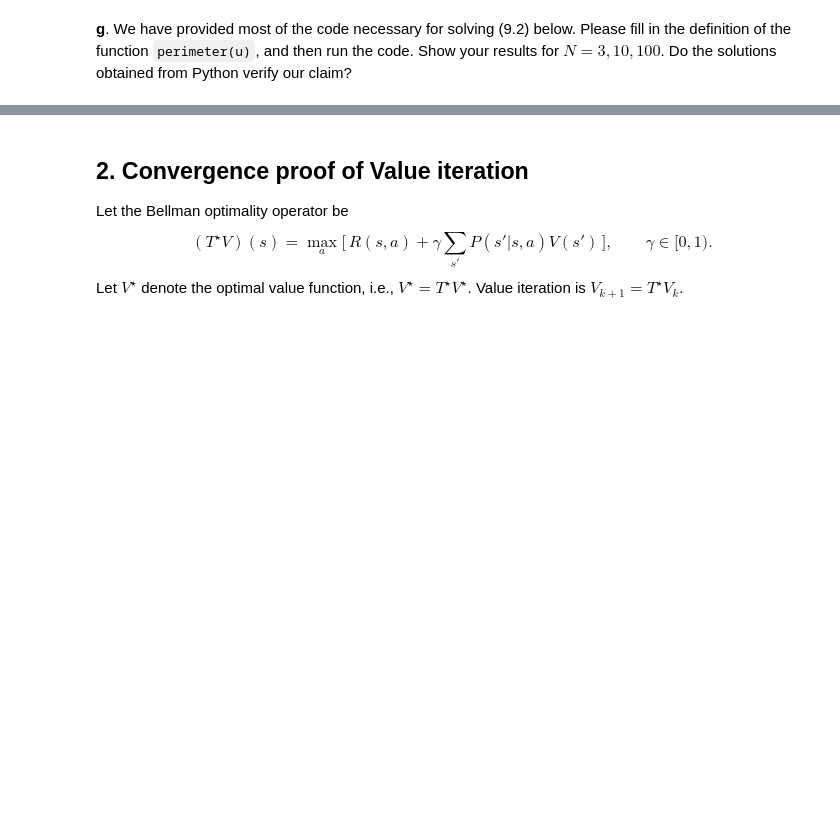
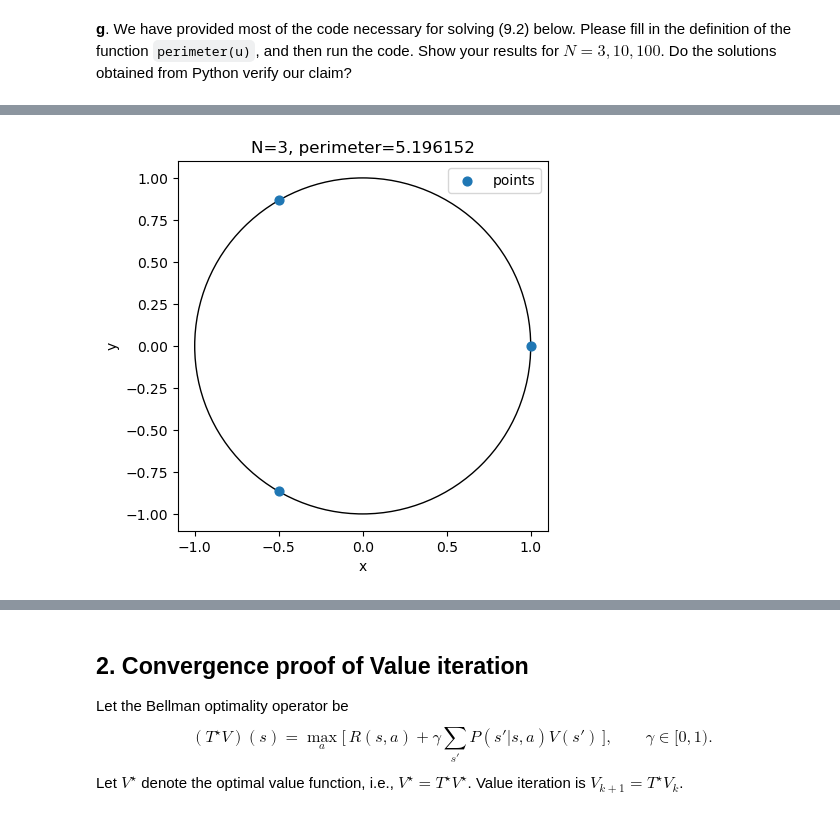
Before and after one commit to anwaypimpalkar/2025-ES-AM-158-PSET, a Jupyter notebook: PSET1/pset1.ipynb, the cells around one changed output, grey strips where cells are left out. Drawn from its saved outputs; the diff is of its cells as text; code cells hidden in the pictures; blank space fills up the shorter version.

```diff
--- a/PSET1/pset1.ipynb
+++ b/PSET1/pset1.ipynb
@@ -251,61 +473,64 @@ from scipy.optimize import minimize
 import matplotlib.pyplot as plt
 
 # -------- Parameters --------
-N = 10  # Number of points
+# N = 10  # Number of points
 
 # -------- Objective: polygon perimeter on the unit circle (edge length = 2*sin(u/2)) --------
 def perimeter(u):
     ##############################
     # TODO BLOCK
+    return 2.0 * np.sum(np.sin(0.5 * u))
     ##############################
 
 def neg_perimeter(u):
 # SciPy minimizes; negate to perform maximization
     return -perimeter(u)
 
-# -------- Constraints & initialization --------
-# Linear equality: sum(a) = 2π
-eq_cons = {'type': 'eq', 'fun': lambda u: np.sum(u) - 2.0 * np.pi}
+for N in [3, 10, 100]:
+    # -------- Constraints & initialization --------
+    # Linear equality: sum(a) = 2π
+    eq_cons = {'type': 'eq', 'fun': lambda u: np.sum(u) - 2.0 * np.pi}
 
-# Bounds: u_i ∈ [0, 2π] (upper bound helps numerics)
-bounds = [(0.0, 2.0 * np.pi)] * N
+    # Bounds: u_i ∈ [0, 2π] (upper bound helps numerics)
+    bounds = [(0.0, 2.0 * np.pi)] * N
 
-# Initial guess: positive random vector normalized to 2π
-rng = np.random.default_rng(0)
-u0 = rng.random(N)
-u0 = u0 / u0.sum() * 2.0 * np.pi
+    # Initial guess: positive random vector normalized to 2π
+    rng = np.random.default_rng(0)
+    u0 = rng.random(N)
+    u0 = u0 / u0.sum() * 2.0 * np.pi
 
-# -------- Solve (SLSQP) --------
-res = minimize(
-    neg_perimeter, u0,
-    method='SLSQP',
-    bounds=bounds,
-    constraints=[eq_cons],
-    options={'maxiter': 2000, 'ftol': 1e-12, 'disp': True}
-)
+    # -------- Solve (SLSQP) --------
+    res = minimize(
+        neg_perimeter, u0,
+        method='SLSQP',
+        bounds=bounds,
+        constraints=[eq_cons],
+        options={'maxiter': 2000, 'ftol': 1e-12, 'disp': True}
+    )
 
-uopt = res.x
-print("Success:", res.success, "| message:", res.message)
-print("Perimeter =", perimeter(uopt))
+    uopt = res.x
+    print("Success:", res.success, "| message:", res.message)
+    print("Perimeter =", perimeter(uopt))
 
-# -------- Recover vertex angles x by cumulative sum (x[0]=0; others accumulate preceding gaps) --------
-x = np.zeros(N)
-x[1:] = np.cumsum(uopt[:-1])
+    # -------- Recover vertex angles x by cumulative sum (x[0]=0; others accumulate preceding gaps) --------
+    x = np.zeros(N)
+    x[1:] = np.cumsum(uopt[:-1])
 
-# -------- Plot --------
-fig, ax = plt.subplots()
-# Draw unit circle
-circle = plt.Circle((0, 0), 1.0, fill=False)
-ax.add_patch(circle)
+    # -------- Plot --------
+    fig, ax = plt.subplots()
+    # Draw unit circle
+    circle = plt.Circle((0, 0), 1.0, fill=False)
+    ax.add_patch(circle)
 
-# Scatter vertices
-ax.scatter(np.cos(x), np.sin(x), s=40, label="points")
+    # Scatter vertices
+    ax.scatter(np.cos(x), np.sin(x), s=40, label="points")
 
-ax.set_aspect('equal', adjustable='box')
-ax.set_xlim(-1.1, 1.1)
-ax.set_ylim(-1.1, 1.1)
-ax.set_xlabel("x")
-ax.set_ylabel("y")
-ax.set_title(f"N={N}, perimeter={perimeter(uopt):.6f}")
-ax.legend()
-plt.show()
+    ax.set_aspect('equal', adjustable='box')
+    ax.set_xlim(-1.1, 1.1)
+    ax.set_ylim(-1.1, 1.1)
+    ax.set_xlabel("x")
+    ax.set_ylabel("y")
+    ax.set_title(f"N={N}, perimeter={perimeter(uopt):.6f}")
+    ax.legend()
+    plt.show()
+# %% [output]
@@ -311,0 +544 @@ plt.show()
+[figure, added]
```
Also changed, not shown: parts of 17 cells of this notebook, 3 other files.
